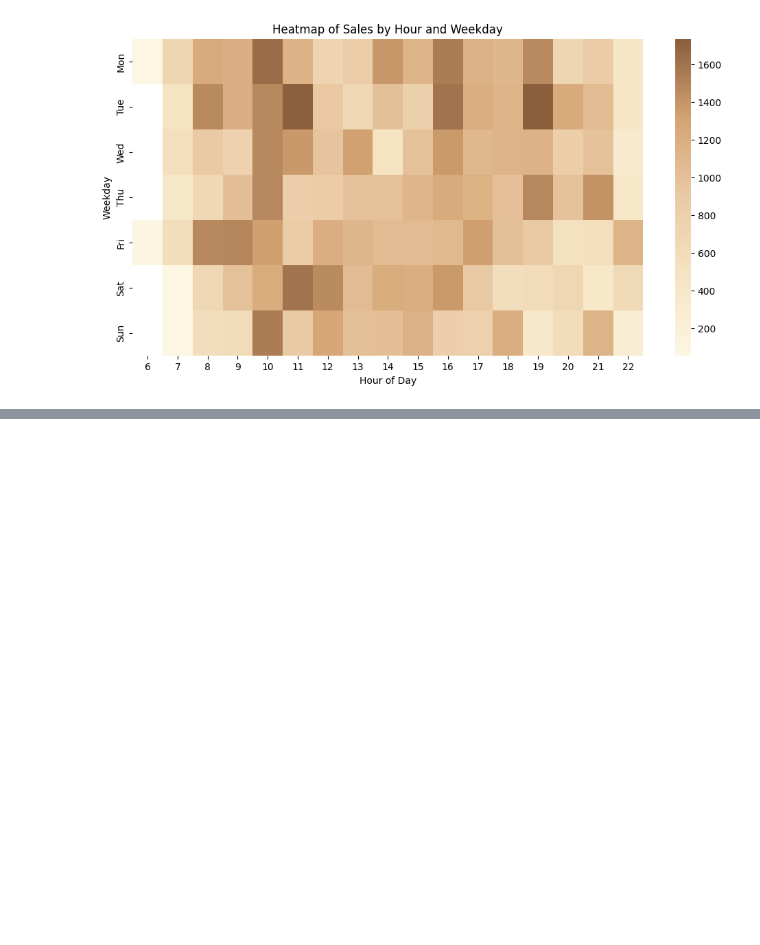
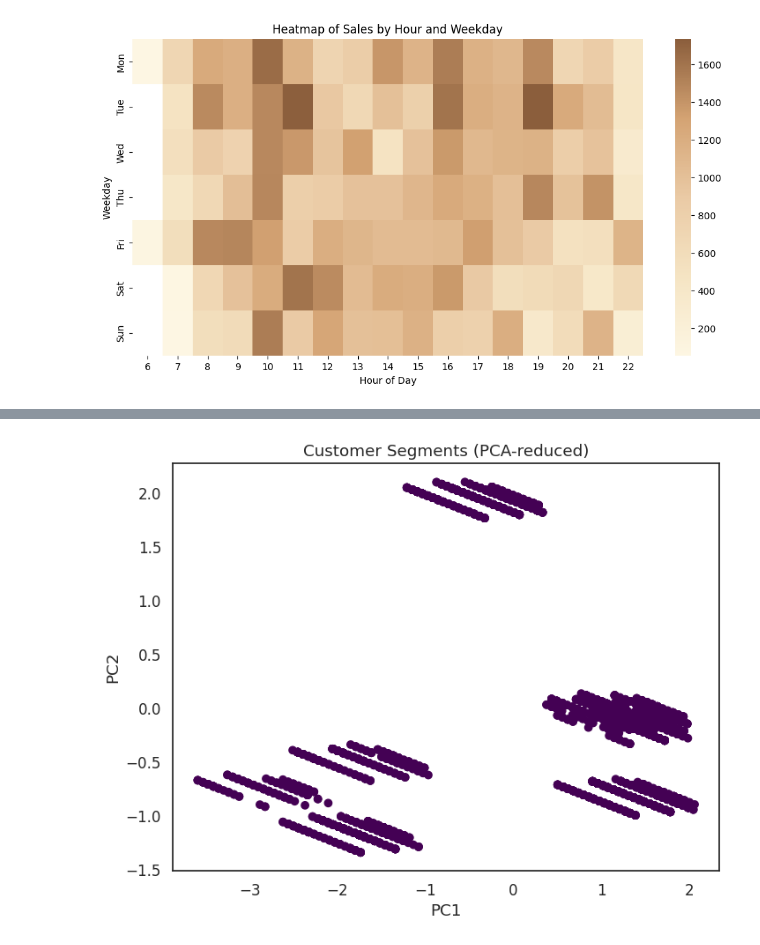
Before and after one commit to kintanpitaloka/Coffee-Sales-Analytics, a Jupyter notebook: Coffee_Sales_Analytics_for_Smarter_Business_Decisions.ipynb, the cells around one changed output, grey strips where cells are left out. Saved outputs shown, nothing was run; the diff lists cells and outputs as text; code cells hidden in the pictures; blank space fills up the shorter version.

```diff
--- a/Coffee_Sales_Analytics_for_Smarter_Business_Decisions.ipynb
+++ b/Coffee_Sales_Analytics_for_Smarter_Business_Decisions.ipynb
@@ -200,0 +223,17 @@ plt.show()
+# %%
+kmeans = KMeans(n_clusters=1, random_state=42, n_init=10)
+df['cluster'] = kmeans.fit_predict(features_scaled)
+# %%
+from sklearn.decomposition import PCA
+
+pca = PCA(n_components=2)
+pca_features = pca.fit_transform(features_scaled)
+
+plt.figure(figsize=(8,6))
+plt.scatter(pca_features[:,0], pca_features[:,1], c=df['cluster'], cmap='viridis')
+plt.title("Customer Segments (PCA-reduced)")
+plt.xlabel("PC1")
+plt.ylabel("PC2")
+plt.show()
+# %% [output]
+[figure, added]
```
Also changed, not shown: parts of 6 cells of this notebook.
